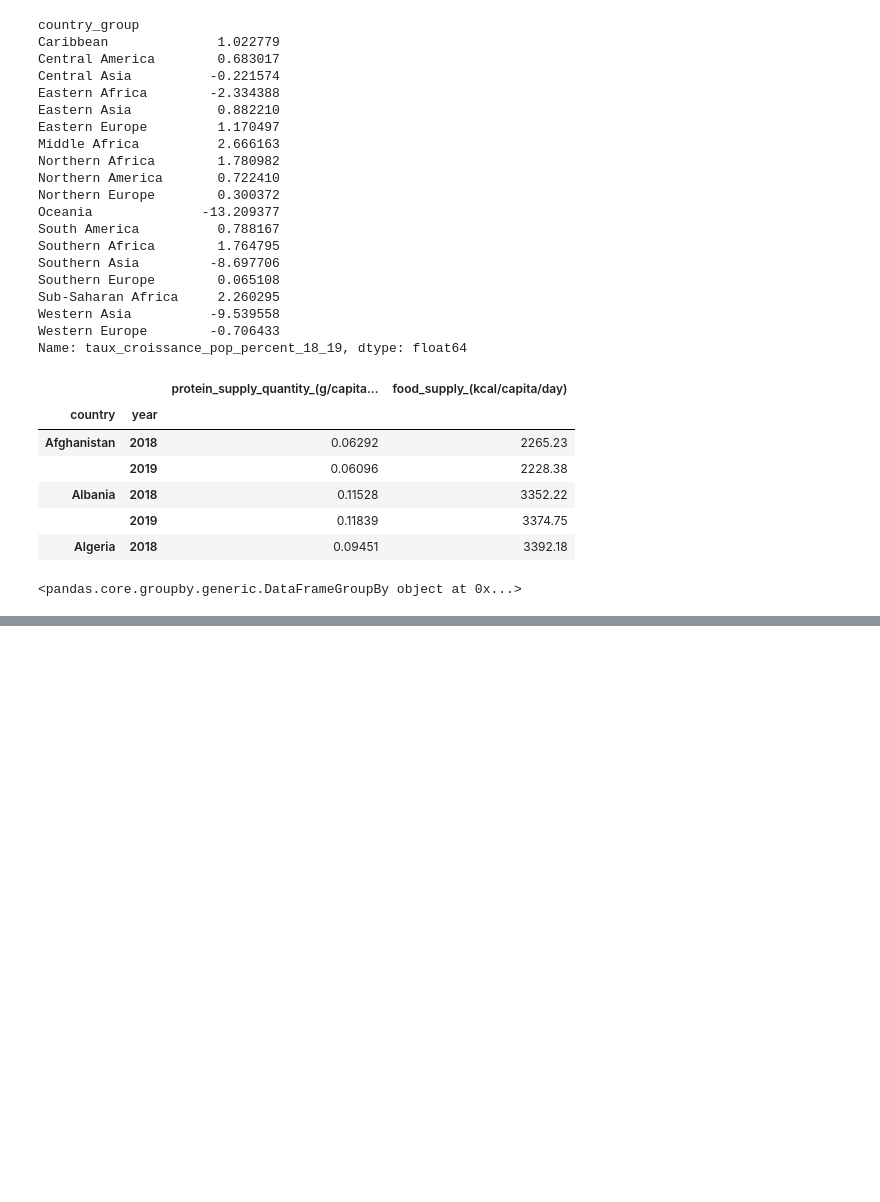
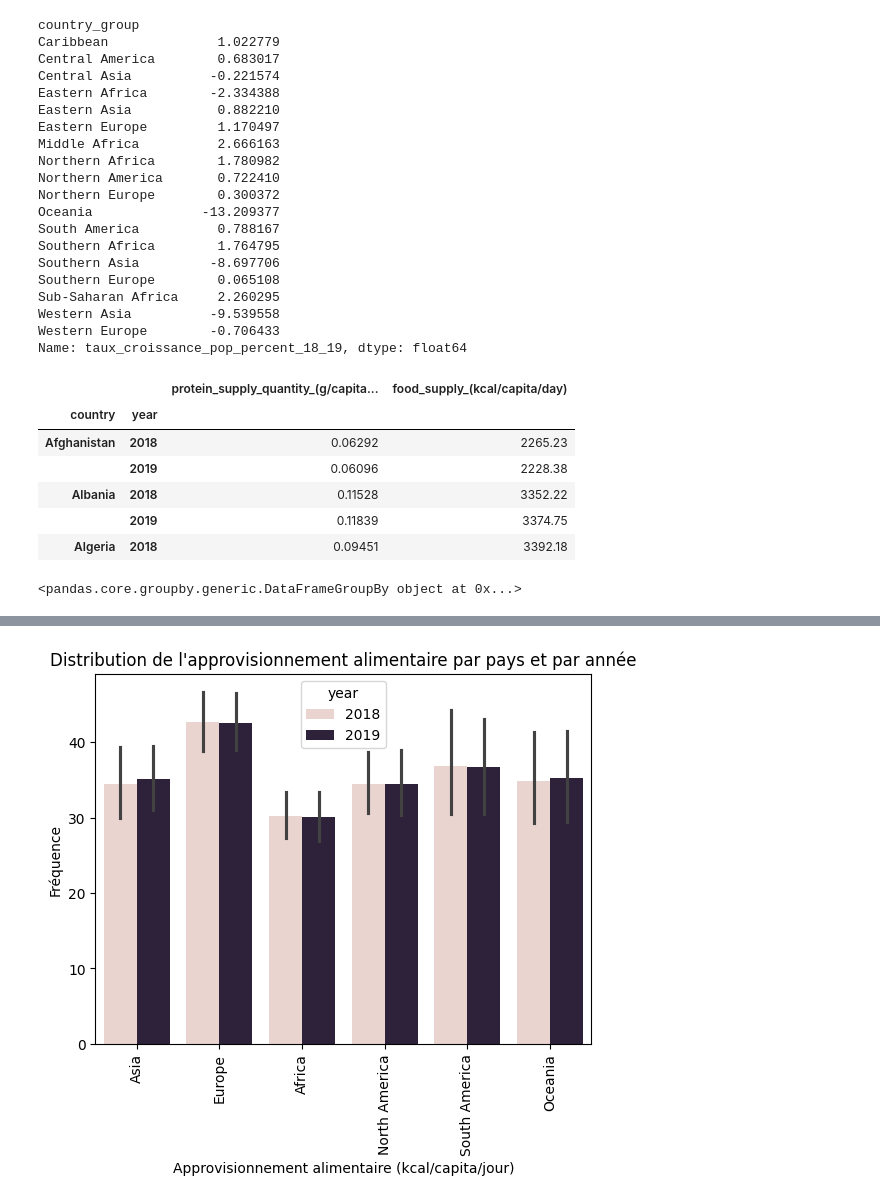
Before and after one commit to t7bo/projet-brief-pandas, a Jupyter notebook: deb.ipynb, the cells around one changed output, grey strips where cells are left out. Cells and saved outputs as stored; diff of their text form; code cells hidden in the pictures; blank space fills up the shorter version.

```diff
--- a/deb.ipynb
+++ b/deb.ipynb
@@ -668,0 +689,10 @@ final_df.groupby(['country'])
+# %%
+
+sns.barplot(x = 'continent', y ='food_supply_(kcal/capita/day)', data=final_df, hue='year')
+plt.title('Distribution de l\'approvisionnement alimentaire par pays et par année')
+plt.xlabel('Approvisionnement alimentaire (kcal/capita/jour)')
+plt.ylabel('Fréquence')
+plt.xticks(rotation=90)
+plt.show()
+# %% [output]
+[figure, added]
```
Also changed, not shown: parts of 4 cells of this notebook.
